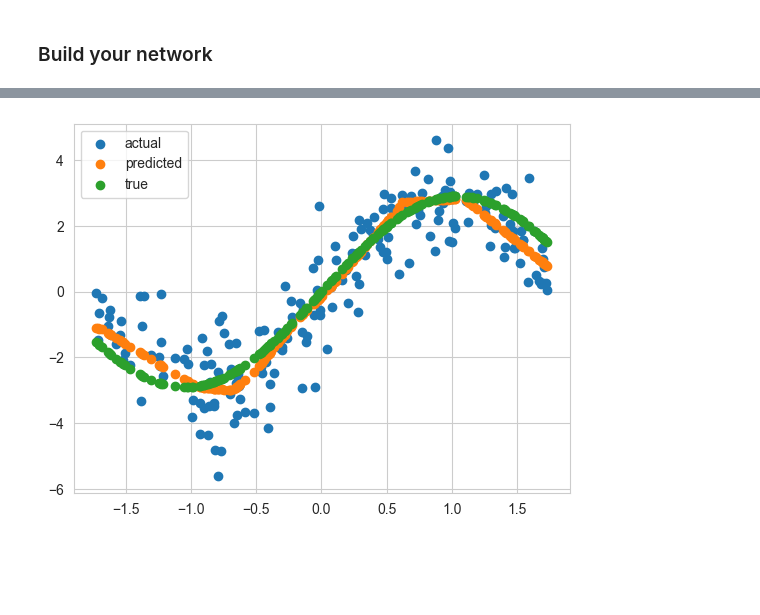
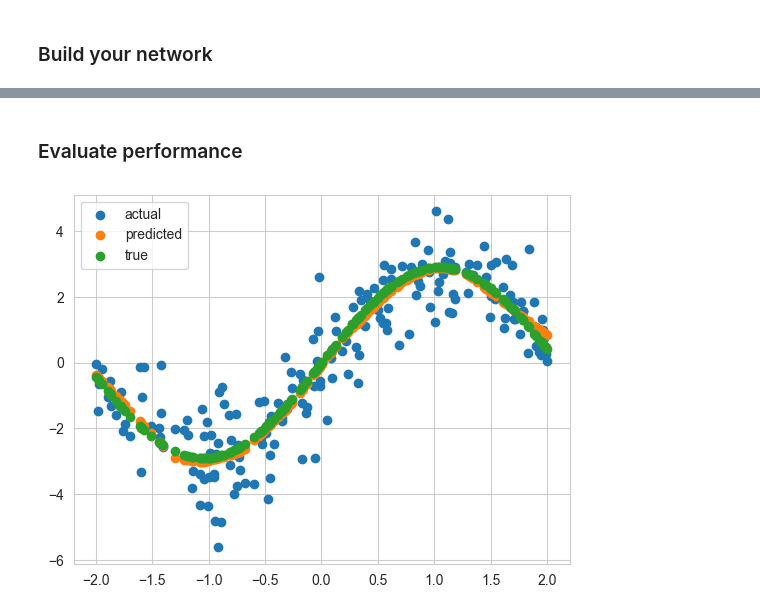
Before and after one commit to kerryback/busi520, a Jupyter notebook: notebooks/11-MoreNeuralNetworks.ipynb, the cells around one changed output, grey strips where cells are left out. Cells and saved outputs as stored; diff of their text form; code cells hidden in the pictures; blank space fills up the shorter version.

```diff
--- a/notebooks/11-MoreNeuralNetworks.ipynb
+++ b/notebooks/11-MoreNeuralNetworks.ipynb
@@ -115,17 +121,7 @@ from torch.utils.data import Dataset, DataLoader
 X = x.reshape(-1, 1)
 y = y.reshape(-1, 1)
 
-# scale the X data (only important when you have multiple features)
-scaler = StandardScaler()
-X_scaled = scaler.fit_transform(X)
-
 # split into train and test sets
 X_train, X_test, y_train, y_test = train_test_split(
-    X_scaled, y, test_size=0.2, random_state=0
+    X, y, test_size=0.2, random_state=0
 )
-
-# convert to pytorch tensors
-X_train_tensor = torch.tensor(X_train, dtype=torch.float32)
-X_test_tensor = torch.tensor(X_test, dtype=torch.float32)
-y_train_tensor = torch.tensor(y_train, dtype=torch.float32)
-y_test_tensor = torch.tensor(y_test, dtype=torch.float32)
@@ -131,0 +130,6 @@ y_test_tensor = torch.tensor(y_test, dtype=torch.float32)
+# %%
+# only important when you have multiple features
+
+scaler = StandardScaler()
+X_train_scaled = scaler.fit_transform(X_train)
+X_test_scaled = scaler.transform(X_test)
@@ -132,3 +138,12 @@ y_test_tensor = torch.tensor(y_test, dtype=torch.float32)
+# %%
+X_train_scaled_tensor = torch.tensor(
+    X_train_scaled, dtype=torch.float32
+)
+X_test_scaled_tensor = torch.tensor(
+    X_test_scaled, dtype=torch.float32
+)
+y_train_tensor = torch.tensor(y_train, dtype=torch.float32)
+y_test_tensor = torch.tensor(y_test, dtype=torch.float32)
 # %% [markdown]
 ### Build your network
 # %%
@@ -161,12 +185,10 @@ model = MyNeuralNetwork()
 # %%
-criterion = nn.MSELoss()
-optimizer = optim.Adam(model.parameters(), lr=0.001)
 num_epochs = 1000
 
 for epoch in range(num_epochs):
     model.train()
     optimizer.zero_grad()
-    outputs = model(X_train_tensor)
+    outputs = model(X_train_scaled_tensor)
     loss = criterion(outputs, y_train_tensor)
     loss.backward()
     optimizer.step()
@@ -187,16 +209,17 @@ Epoch [1000/1000], Loss: 1.0244
+# %% [markdown]
+### Evaluate performance
 # %%
-# actual y's
-plt.scatter(X_test, y_test, label="actual")
-
 # predicted y's
-y_hat = model(X_test_tensor).detach().numpy().flatten()
-plt.scatter(X_test, y_hat, label="predicted")
+y_hat = model(X_test_scaled_tensor).detach().numpy().flatten()
 
 # true y's (without noise)
 y_true = 2.9 * np.sin(1.5 * X_test)
+
+plt.scatter(X_test, y_test, label="actual")
+plt.scatter(X_test, y_hat, label="predicted")
 plt.scatter(X_test, y_true, label="true")
 
 plt.legend()
 plt.show()
 # %% [output]
-[figure, old version]
+[figure, new version]
```
Also changed, not shown: parts of 11 cells of this notebook, 3 other files.
